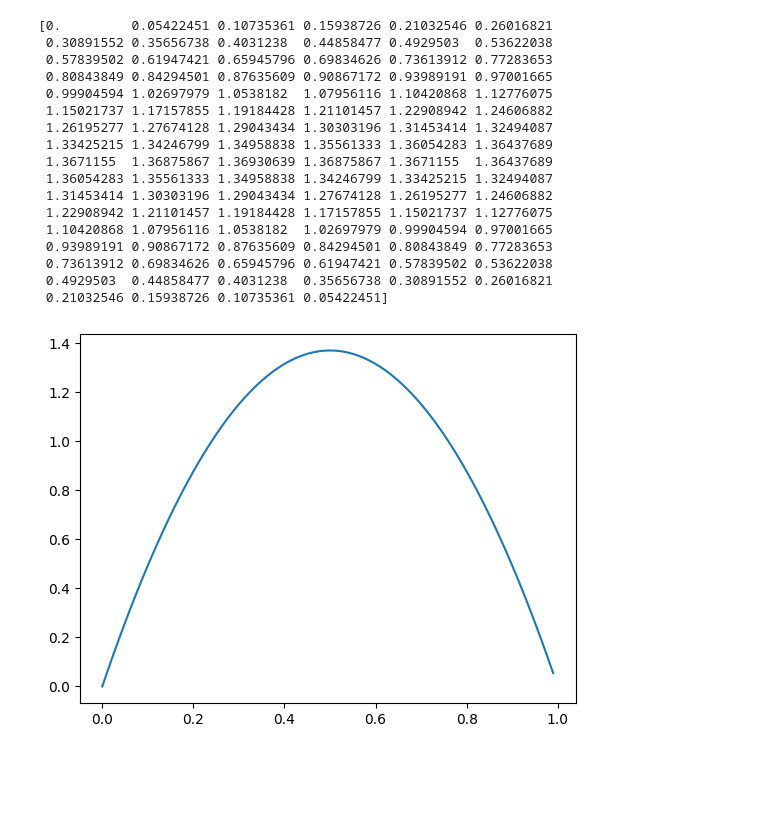
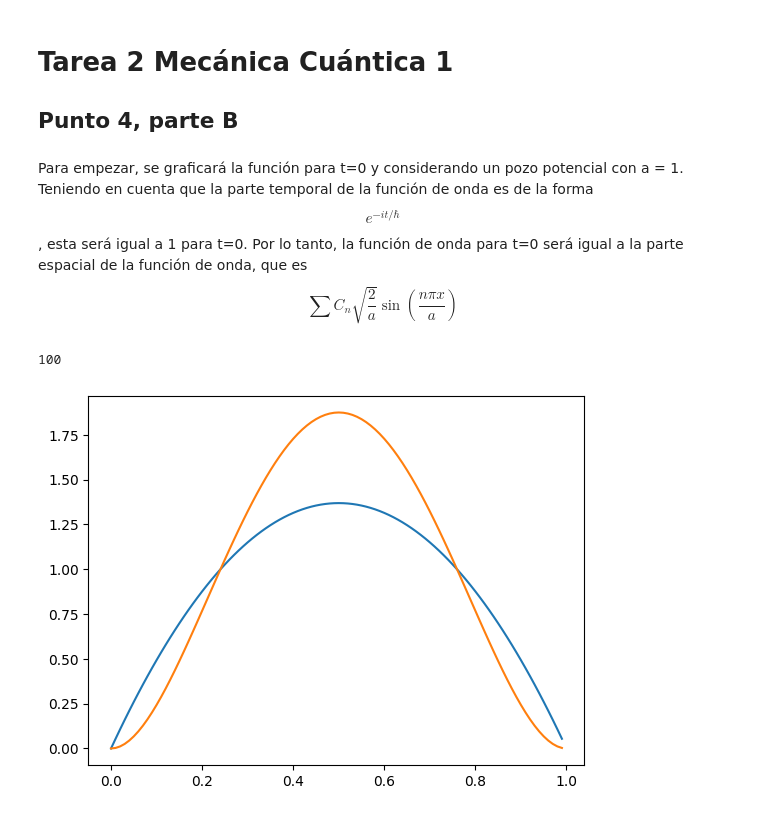
Before and after one commit to Mecanica-Cuantica-1-2023-1/Tarea-2, a Jupyter notebook: Tarea2Cuantica.ipynb, the cells around one changed output. Saved outputs shown, nothing was run; the diff lists cells and outputs as text; code cells hidden in the pictures; blank space fills up the shorter version.

```diff
--- a/Tarea2Cuantica.ipynb
+++ b/Tarea2Cuantica.ipynb
@@ -1,45 +1,41 @@
+# %% [markdown]
+# Tarea 2 Mecánica Cuántica 1
+
+## Punto 4, parte B
+# %% [markdown]
+Para empezar, se graficará la función para t=0 y considerando un pozo potencial con a = 1. Teniendo en cuenta que la parte temporal de la función de onda es de la forma $$ e^{-it/\hbar} $$ , esta será igual a 1 para t=0. Por lo tanto, la función de onda para t=0 será igual a la parte espacial de la función de onda, que es $$\sum C_n \sqrt{\frac{2}{a}}\sin(\frac{n \pi x}{a}) $$
 # %%
 import numpy as np
 import math as m
 import matplotlib.pyplot as plt
 
 def Cn(n):
     return -m.sqrt(60)*(m.pi*n*m.sin(m.pi*n)+2*m.cos(m.pi*n)-2)/(m.pi**3*n**3)
 
 datos = []
 
+
 A = m.sqrt(30)
 a = 1
+
+print(len(np.arange(0, a, 0.01)))
 
 for x in np.arange(0, a, 0.01):
     suma = 0
     for n in range(1, 1000):
         suma += Cn(n)*m.sin(n*m.pi*x/a)*m.sqrt(2)
     datos.append(suma)
 
+
+
+
+
 datos = np.array(datos)
 rango = np.arange(0, a, 0.01)
 
-print(datos)
-
 plt.plot(rango, datos)
+plt.plot(rango, abs(datos)**2)
 plt.show()
 # %% [output]
-[0.         0.05422451 0.10735361 0.15938726 0.21032546 0.26016821
- 0.30891552 0.35656738 0.4031238  0.44858477 0.4929503  0.53622038
- 0.57839502 0.61947421 0.65945796 0.69834626 0.73613912 0.77283653
- 0.80843849 0.84294501 0.87635609 0.90867172 0.93989191 0.97001665
- 0.99904594 1.02697979 1.0538182  1.07956116 1.10420868 1.12776075
- 1.15021737 1.17157855 1.19184428 1.21101457 1.22908942 1.24606882
- 1.26195277 1.27674128 1.29043434 1.30303196 1.31453414 1.32494087
- 1.33425215 1.34246799 1.34958838 1.35561333 1.36054283 1.36437689
- 1.3671155  1.36875867 1.36930639 1.36875867 1.3671155  1.36437689
- 1.36054283 1.35561333 1.34958838 1.34246799 1.33425215 1.32494087
- 1.31453414 1.30303196 1.29043434 1.27674128 1.26195277 1.24606882
- 1.22908942 1.21101457 1.19184428 1.17157855 1.15021737 1.12776075
- 1.10420868 1.07956116 1.0538182  1.02697979 0.99904594 0.97001665
- 0.93989191 0.90867172 0.87635609 0.84294501 0.80843849 0.77283653
- 0.73613912 0.69834626 0.65945796 0.61947421 0.57839502 0.53622038
- 0.4929503  0.44858477 0.4031238  0.35656738 0.30891552 0.26016821
- 0.21032546 0.15938726 0.10735361 0.05422451]
+100
-[figure, old version]
+[figure, new version]
```
Also changed, not shown: parts of 2 cells of this notebook.
